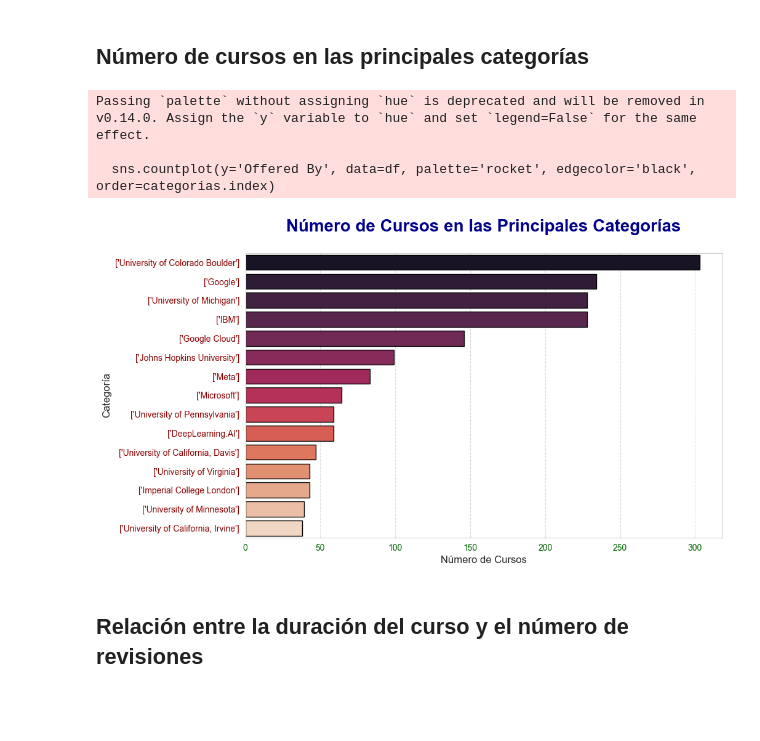
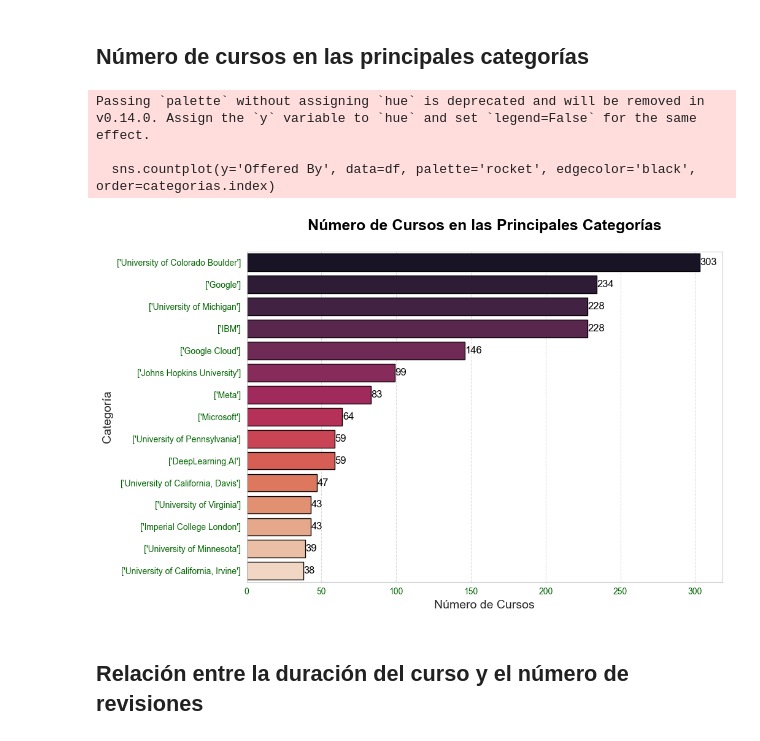
Before and after one commit to LorenaGarcia10SJ/-SS2-Seminario2_201700399, a Jupyter notebook: [SS2]Practica2_201700399/Practica2.ipynb, the cells around one changed output. Cells and saved outputs as stored; diff of their text form; code cells hidden in the pictures; blank space fills up the shorter version.

Commit message:
Grafica2: número de cursos en las principales categorías

```diff
--- a/[SS2]Practica2_201700399/Practica2.ipynb
+++ b/[SS2]Practica2_201700399/Practica2.ipynb
@@ -559,22 +563,25 @@ Passing `palette` without assigning `hue` is deprecated and will be removed in v
 # %%
 categorias = df['Offered By'].value_counts().head(15)
 
-plt.figure(figsize=(10, 6))
+plt.figure(figsize=(10, 7))
 sns.countplot(y='Offered By', data=df, palette='rocket', edgecolor='black', order=categorias.index)
 
-plt.title('Número de Cursos en las Principales Categorías', fontsize=20, fontweight='bold', color='darkblue', pad=25)
-plt.xlabel('Número de Cursos', fontsize=12)
-plt.ylabel('Categoría', fontsize=12)
+plt.title('Número de Cursos en las Principales Categorías', fontsize=18, fontweight='bold', color='black', pad=25)
+plt.xlabel('Número de Cursos', fontsize=14)
+plt.ylabel('Categoría', fontsize=14)
 plt.xticks(fontsize=10, color='darkgreen')
-plt.yticks(fontsize=10, color='darkred')
+plt.yticks(fontsize=10, color='darkgreen')
 plt.grid(True, axis='x', linestyle='--', alpha=0.7)
 
+for i, count in enumerate(categorias.values):
+    plt.text(count + 0.2, i, str(count), color='black', ha='left', va='center', fontsize=12)
+
 plt.show()
 # %% [output]
 Passing `palette` without assigning `hue` is deprecated and will be removed in v0.14.0. Assign the `y` variable to `hue` and set `legend=False` for the same effect.
 
   sns.countplot(y='Offered By', data=df, palette='rocket', edgecolor='black', order=categorias.index)
-[figure, old version]
+[figure, new version]
 # %% [markdown]
 ## Relación entre la duración del curso y el número de revisiones
 # %%
```
Also changed, not shown: parts of 1 cell of this notebook.
